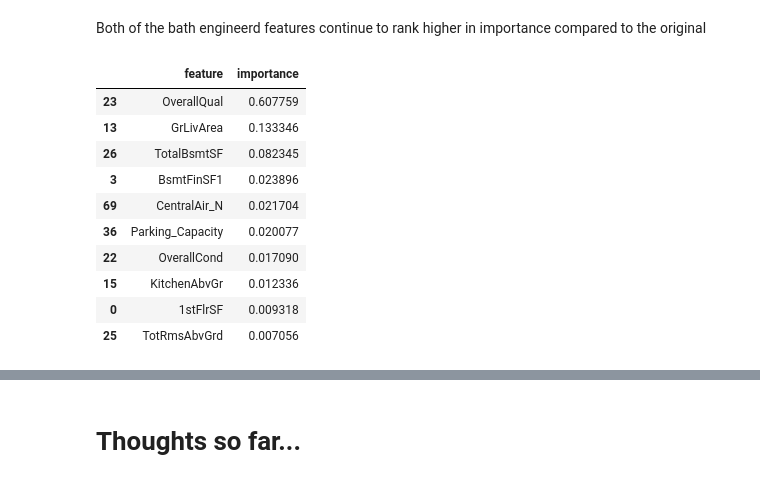
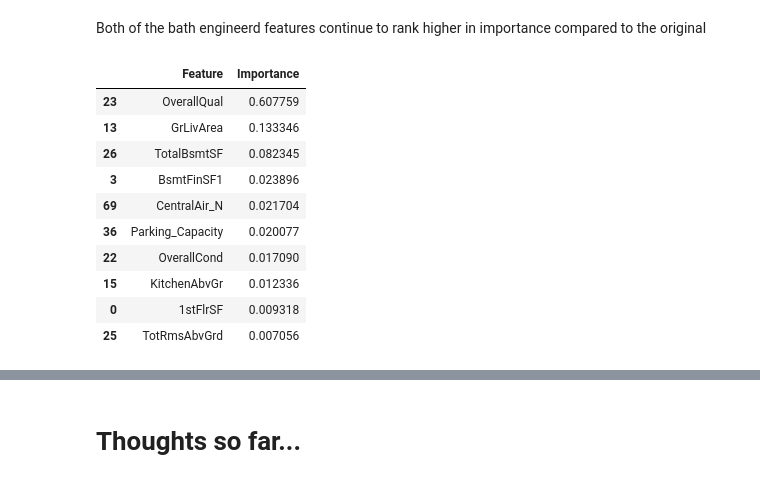
Before and after one commit to reflexiveprophecy/Kaggle_Predict_Ames_Iowa_Housing_Prices, a Jupyter notebook: Attacking with Random Forest! Universal dataset.ipynb, the cells around one changed output, grey strips where cells are left out. Drawn from its saved outputs; the diff is of its cells as text; code cells hidden in the pictures.

```diff
--- a/Attacking with Random Forest! Universal dataset.ipynb
+++ b/Attacking with Random Forest! Universal dataset.ipynb
@@ -281,11 +290,12 @@ Test RMSE: 0.1854240416984672
 # %% [markdown]
 Both of the bath engineerd features continue to rank higher in importance compared to the original
 # %%
-result = pd.concat([pd.DataFrame(x_train.columns.values),pd.DataFrame(tree_model.feature_importances_)], axis = 1)
-result.columns = ['feature','importance']
-result.sort_values(by = 'importance', ascending = False).head(10)
+result_tree2 = pd.concat([pd.DataFrame(x_train.columns.values),pd.DataFrame(tree_model.feature_importances_)], axis = 1)
+result_tree2.columns = ['Feature','Importance']
+result_tree2 = result_tree2.sort_values(by = 'Importance', ascending = False).head(10)
+result_tree2
 # %% [output]
-|  | feature | importance |
+|  | Feature | Importance |
 | 23 | OverallQual | 0.607759 |
 | 13 | GrLivArea | 0.133346 |
 | 26 | TotalBsmtSF | 0.082345 |
```
Also changed, not shown: parts of 11 cells of this notebook.
